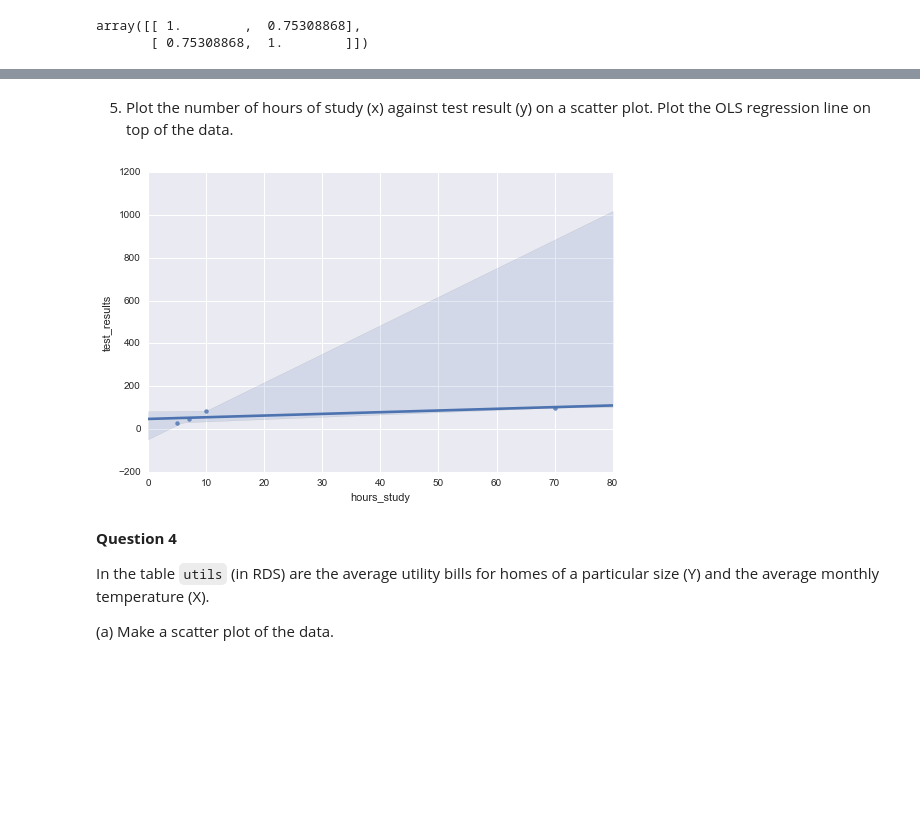
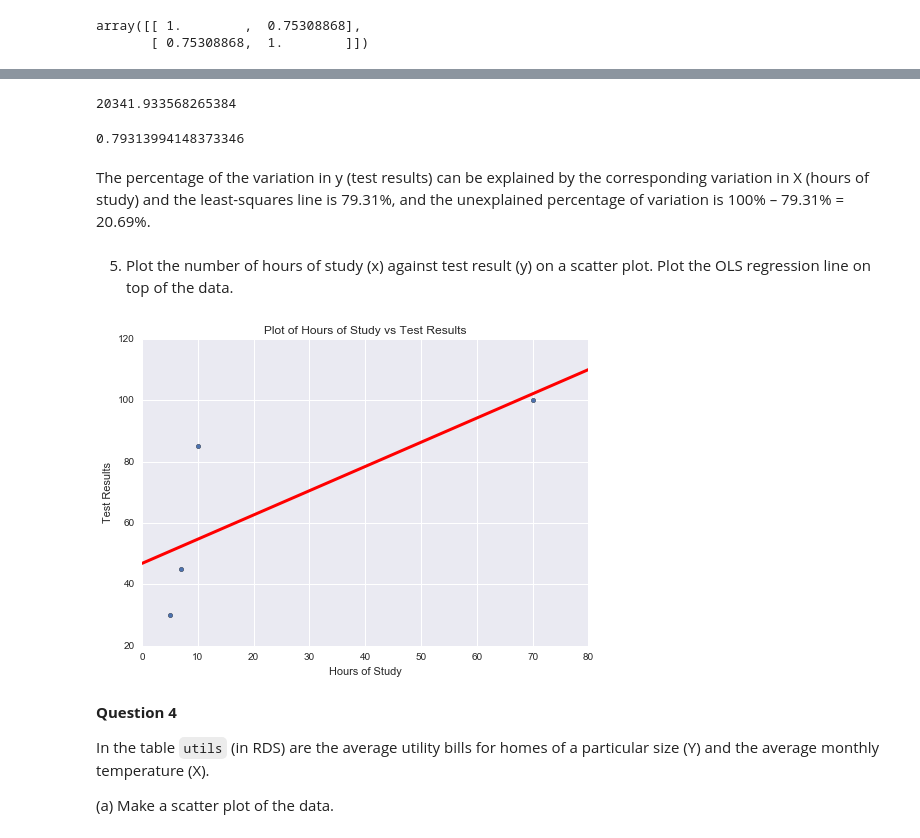
Before and after one commit to carlespoles/DSCI6002-student, a Jupyter notebook: week6/6-1_SimpReg/DSCI6002-6.1-Lab-JustinWang_CarlesPolesMielgo.ipynb, the cells around one changed output, grey strips where cells are left out. Cells and saved outputs as stored; diff of their text form; code cells hidden in the pictures; blank space fills up the shorter version.

```diff
--- a/week6/6-1_SimpReg/DSCI6002-6.1-Lab-JustinWang_CarlesPolesMielgo.ipynb
+++ b/week6/6-1_SimpReg/DSCI6002-6.1-Lab-JustinWang_CarlesPolesMielgo.ipynb
@@ -142,0 +139,3 @@ hours_study_var
+# %%
+hours_study_std = hours_study_df['hours_study'].std()
+hours_study_std
@@ -152,0 +149,3 @@ test_results_var
+# %%
+test_results_std = hours_study_df['test_results'].std()
+test_results_std
@@ -161,6 +162,6 @@ r_xy
 array([[ 1.        ,  0.75308868],
        [ 0.75308868,  1.        ]])
 # %%
-b_1 = r_xy[0][1] * (test_results_var/hours_study_var)
+b_1 = r_xy[0][1] * (test_results_std/hours_study_std)
 b_1
 # %% [output]
@@ -235,9 +219,27 @@ sse
+# %%
+sst = ssr(hours_study,test_results) + residuals(hours_study,test_results)
+sst
+# %% [output]
+20341.933568265384
+# %%
+r_squared = ssr(hours_study,test_results)/sst
+r_squared
+# %% [output]
+0.79313994148373346
+# %% [markdown]
+The percentage of the variation in y (test results) can be explained by the corresponding variation in X (hours of study) and the least-squares line is 79.31%, and the unexplained percentage of variation is 100% – 79.31% = 20.69%.
 # %% [markdown]
 5) Plot the number of hours of study (x) against test result (y) on a scatter plot. Plot the OLS regression line on top of the data.
-# %%
-sns.lmplot(x='hours_study', y='test_results', data=hours_study_df, aspect=1.5);
-# %% [output]
-[figure, removed]
+# %%
+ax = hours_study_df.plot('hours_study', 'test_results', kind='scatter')
+xx = np.linspace(0, 80, 100)
+ax.plot(xx, xx * b_1 + b_0, color='red', lw=3)
+ax.set_xlim([0,80])
+xlabel("Hours of Study")
+ylabel("Test Results")
+title("Plot of Hours of Study vs Test Results");
+# %% [output]
+[figure, added]
 # %% [markdown]
 **Question 4**
 
```
Also changed, not shown: parts of 47 cells of this notebook.
